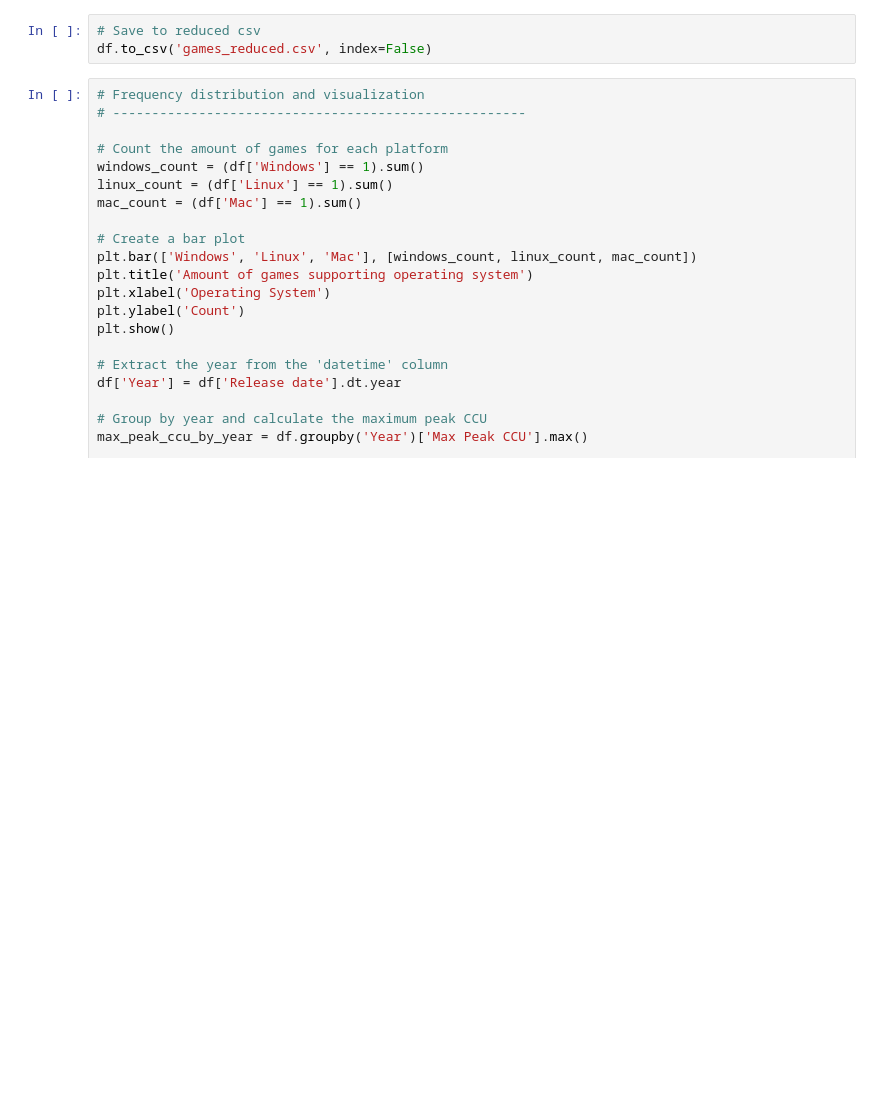
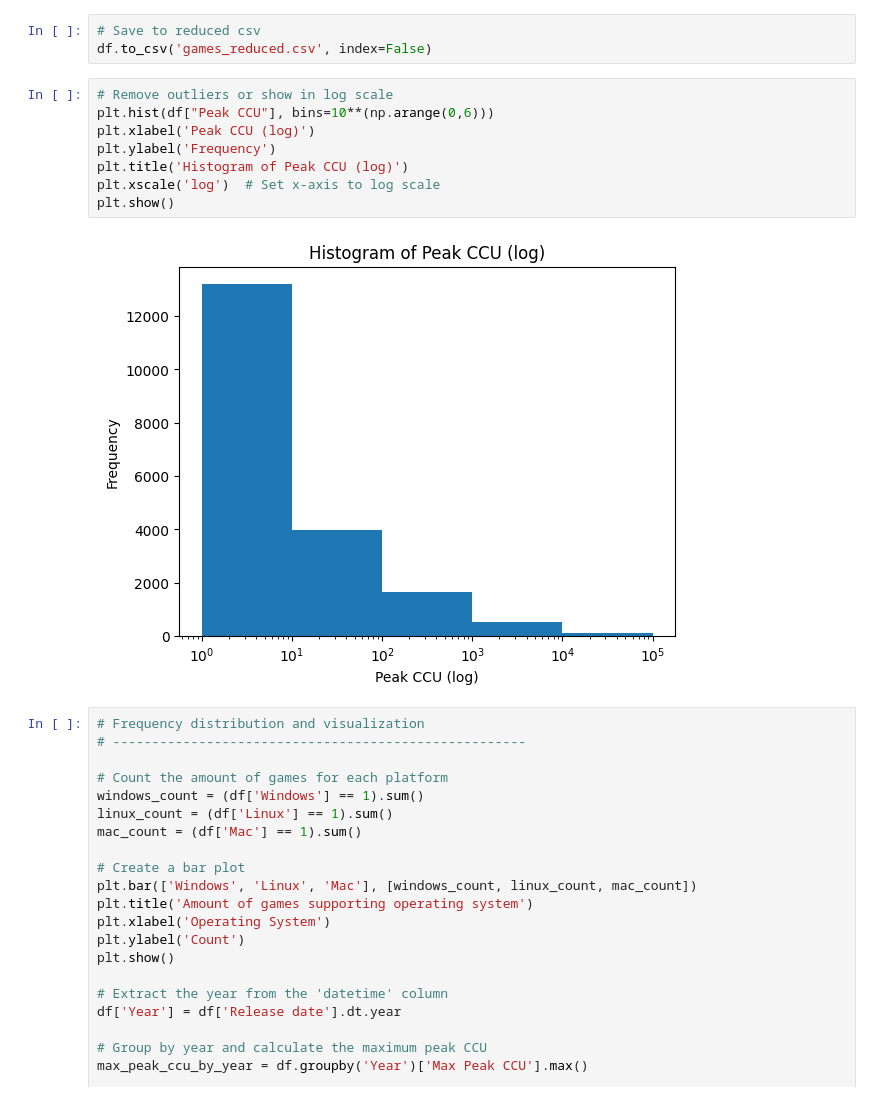
Before and after one commit to DoronF3/School-Projects, a Jupyter notebook: Data Science/main.ipynb, the cells around one changed output. Cells and saved outputs as stored; diff of their text form; blank space fills up the shorter version.

```diff
--- a/Data Science/main.ipynb
+++ b/Data Science/main.ipynb
@@ -425,6 +425,16 @@ dtype: int64
 # %%
 # Save to reduced csv
 df.to_csv('games_reduced.csv', index=False)
+# %%
+# Remove outliers or show in log scale
+plt.hist(df["Peak CCU"], bins=10**(np.arange(0,6)))
+plt.xlabel('Peak CCU (log)')
+plt.ylabel('Frequency')
+plt.title('Histogram of Peak CCU (log)')
+plt.xscale('log')  # Set x-axis to log scale
+plt.show()
+# %% [output]
+[figure, added]
 # %%
 # Frequency distribution and visualization
 # -----------------------------------------------------
```
Also changed, not shown: parts of 6 cells of this notebook, 2 other files.
